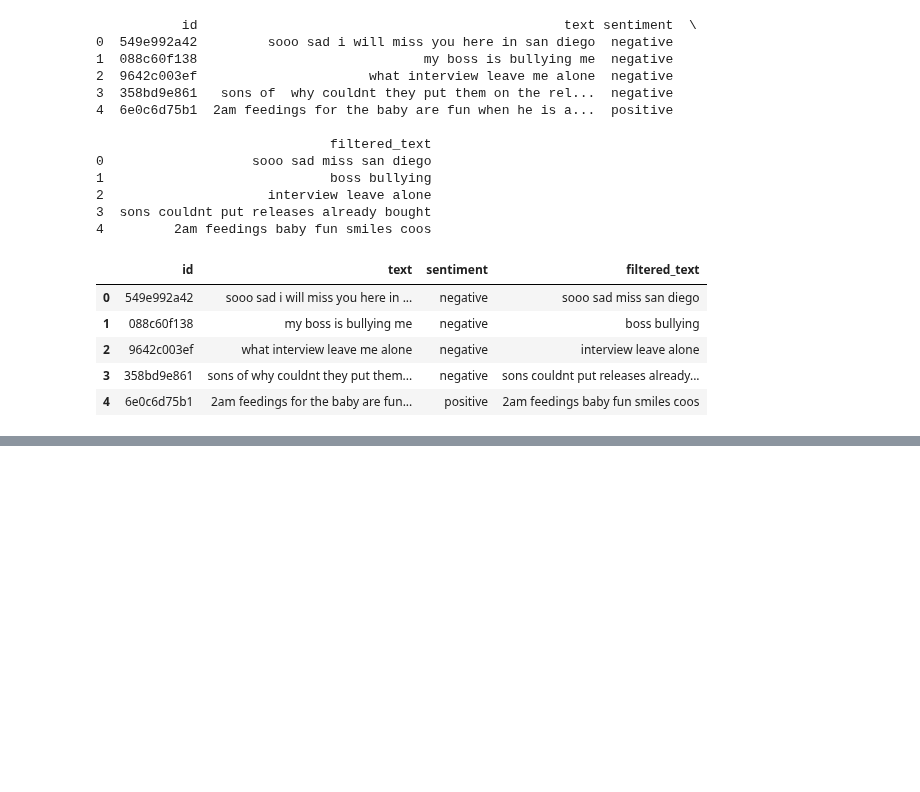
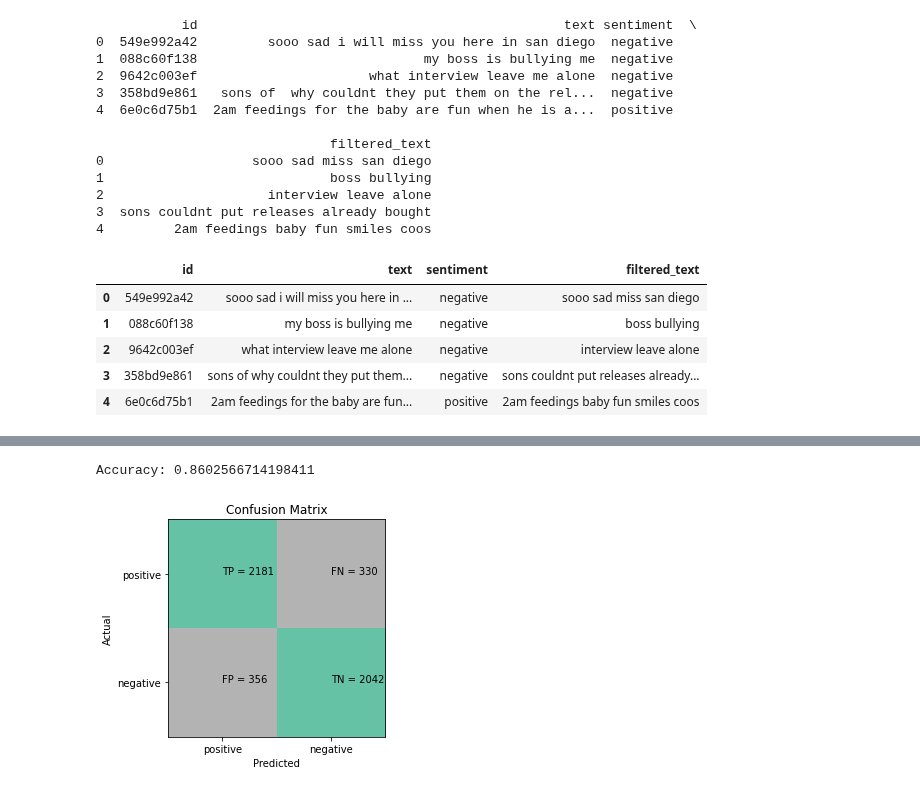
Before and after one commit to MartinNde/MartinN_1, a Jupyter notebook: NLP_Applied_AI_competition_.ipynb, the cells around one changed output, grey strips where cells are left out. Drawn from its saved outputs; the diff is of its cells as text; code cells hidden in the pictures; blank space fills up the shorter version.

```diff
--- a/NLP_Applied_AI_competition_.ipynb
+++ b/NLP_Applied_AI_competition_.ipynb
@@ -234,0 +307,17 @@ TweetTokenizer - Tokenizer for tweets
+# %%
+wnl = WordNetLemmatizer()
+
+list_lemmatized_sentences = []
+
+# iterate through each list of tokens and lemmatize the tokens
+for tokens in list_tokenized_text:
+  lemma_words = [wnl.lemmatize(word) for word in tokens]
+  lemma_sentence = ' '.join(lemma_words)
+  list_lemmatized_sentences.append(lemma_sentence)
+
+print(list_lemmatized_sentences[:2])
+
+# add new column to data frame
+df['lemmatized_text'] = list_lemmatized_sentences
+
+df.head()
@@ -234,0 +402,28 @@ TweetTokenizer - Tokenizer for tweets
+# %%
+# method to train and predict using SVM classifier
+def svm_predictions(X_train, X_val, y_train, y_val, class_names):
+  # build model
+  clf = svm.SVC(kernel='linear', random_state=RANDOM_SEED)
+  clf.fit(X_train, y_train)
+
+  # Make predictions on test data
+  y_pred = clf.predict(X_val)
+
+  # evalution
+  accuracy, confusion_matrix = evaluate(y_val, y_pred, class_names)
+  print(f'Accuracy: {accuracy}')
+  plot_confusion_matrix(confusion_matrix, class_names)
+
+  return clf
+# %%
+vectorizer1 = CountVectorizer()  # default: lowercase=True, ngram_range=(1,1)
+vectorizer1.fit(X_train_text)
+
+# convert train and test text data to numeric vectors
+X_train = vectorizer1.transform(X_train_text)
+X_val = vectorizer1.transform(X_val_text)
+
+m1 = svm_predictions(X_train, X_val, y_train, y_val, class_list)
+# %% [output]
+Accuracy: 0.8602566714198411
+[figure, added]
```
Also changed, not shown: parts of 31 cells of this notebook.
